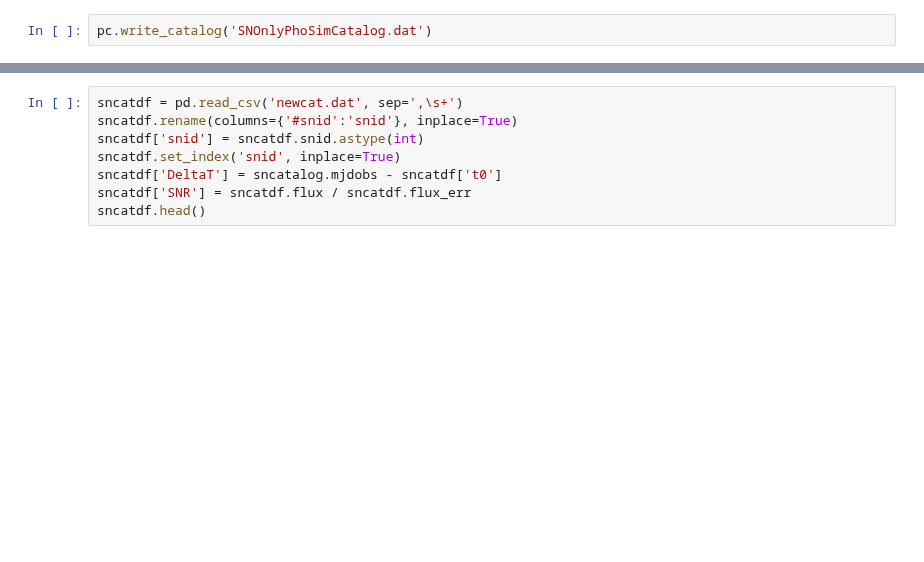
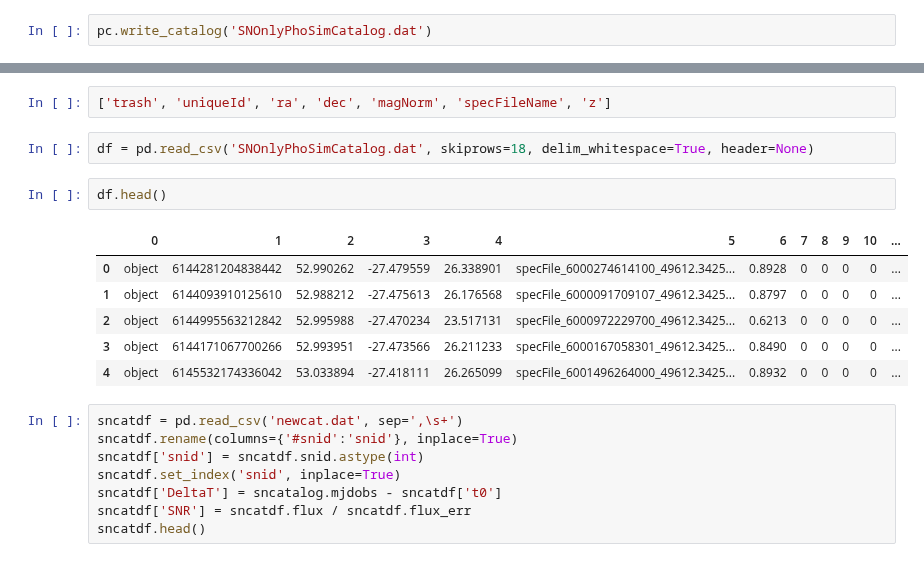
Before and after one commit to lsst-sims/legacy_sims_catUtils, a Jupyter notebook: examples/Using_SNModels_dbObj.ipynb, the cells around one changed output, grey strips where cells are left out. Saved outputs shown, nothing was run; the diff lists cells and outputs as text; blank space fills up the shorter version.

```diff
--- a/examples/Using_SNModels_dbObj.ipynb
+++ b/examples/Using_SNModels_dbObj.ipynb
@@ -142,3 +352,16 @@ pc.write_catalog('SNOnlyPhoSimCatalog.dat')
+# %%
+['trash', 'uniqueId', 'ra', 'dec', 'magNorm', 'specFileName', 'z']
+# %%
+df = pd.read_csv('SNOnlyPhoSimCatalog.dat', skiprows=18, delim_whitespace=True, header=None)
+# %%
+df.head()
+# %% [output]
+|  | 0 | 1 | 2 | 3 | 4 | 5 | 6 | 7 | 8 | 9 | 10 | ... |
+| 0 | object | 6144281204838442 | 52.990262 | -27.479559 | 26.338901 | specFile_6000274614100_49612.3425... | 0.8928 | 0 | 0 | 0 | 0 | ... |
+| 1 | object | 6144093910125610 | 52.988212 | -27.475613 | 26.176568 | specFile_6000091709107_49612.3425... | 0.8797 | 0 | 0 | 0 | 0 | ... |
+| 2 | object | 6144995563212842 | 52.995988 | -27.470234 | 23.517131 | specFile_6000972229700_49612.3425... | 0.6213 | 0 | 0 | 0 | 0 | ... |
+| 3 | object | 6144171067700266 | 52.993951 | -27.473566 | 26.211233 | specFile_6000167058301_49612.3425... | 0.8490 | 0 | 0 | 0 | 0 | ... |
+| 4 | object | 6145532174336042 | 53.033894 | -27.418111 | 26.265099 | specFile_6001496264000_49612.3425... | 0.8932 | 0 | 0 | 0 | 0 | ... |
 # %%
 sncatdf = pd.read_csv('newcat.dat', sep=',\s+')
 sncatdf.rename(columns={'#snid':'snid'}, inplace=True)
```
Also changed, not shown: parts of 47 cells of this notebook.
